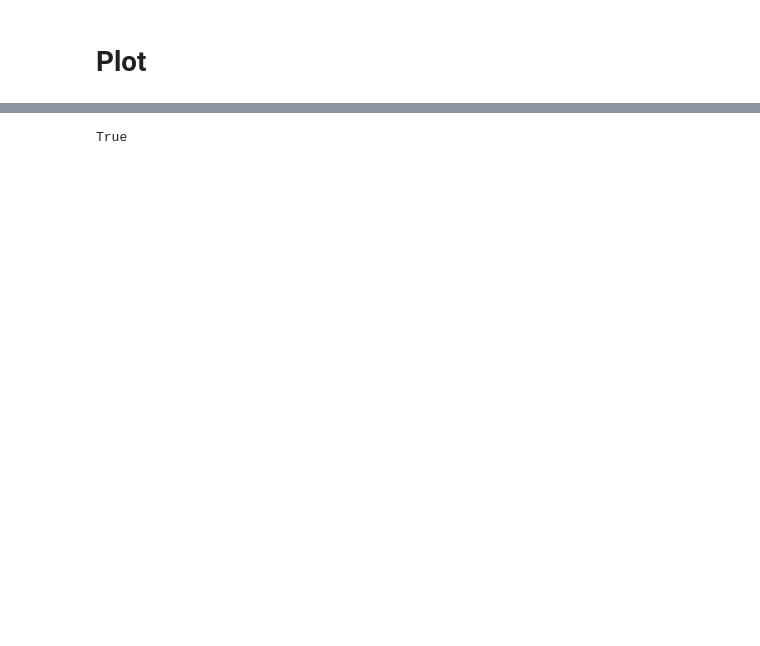
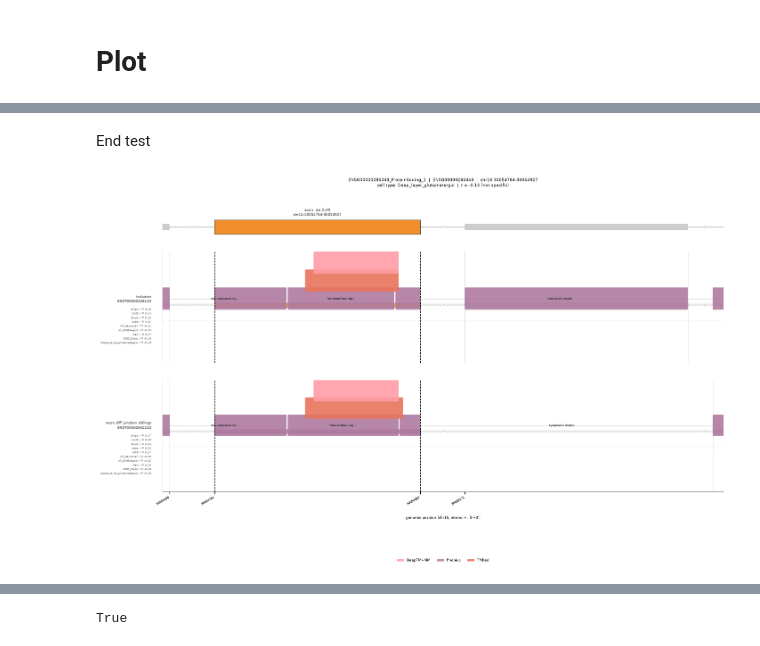
Before and after one commit to reliscu/bulk_splicing_GTEx_cortex, a Jupyter notebook: 31_visualize_interproscan_results.ipynb, the cells around one changed output, grey strips where cells are left out. Drawn from its saved outputs; the diff is of its cells as text; code cells hidden in the pictures; blank space fills up the shorter version.

Commit message:
getting gd plotting code to work

```diff
--- a/31_visualize_interproscan_results.ipynb
+++ b/31_visualize_interproscan_results.ipynb
@@ -1031,0 +1144,7 @@ event_interproscan_map['ENSG00000285043_ProteinCoding_1']
+# %% [markdown]
+End test
+# %%
+fig = plot_event_domains(ev, event_interproscan_map, signif_event_interproscan_map,
+                          cds_by_transcript, ctype)
+# %% [output]
+[figure, added]
```
Also changed, not shown: parts of 12 cells of this notebook, 2 other files.
